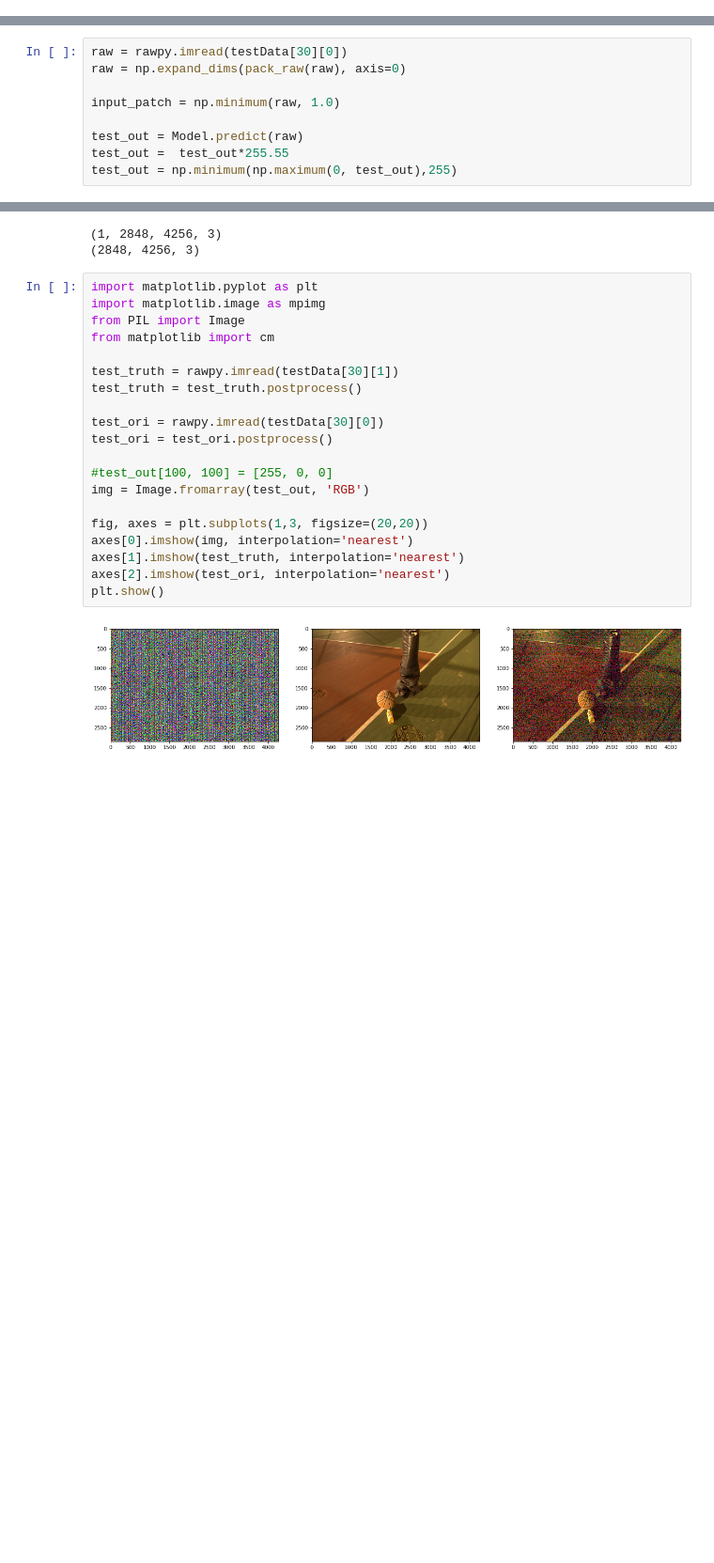
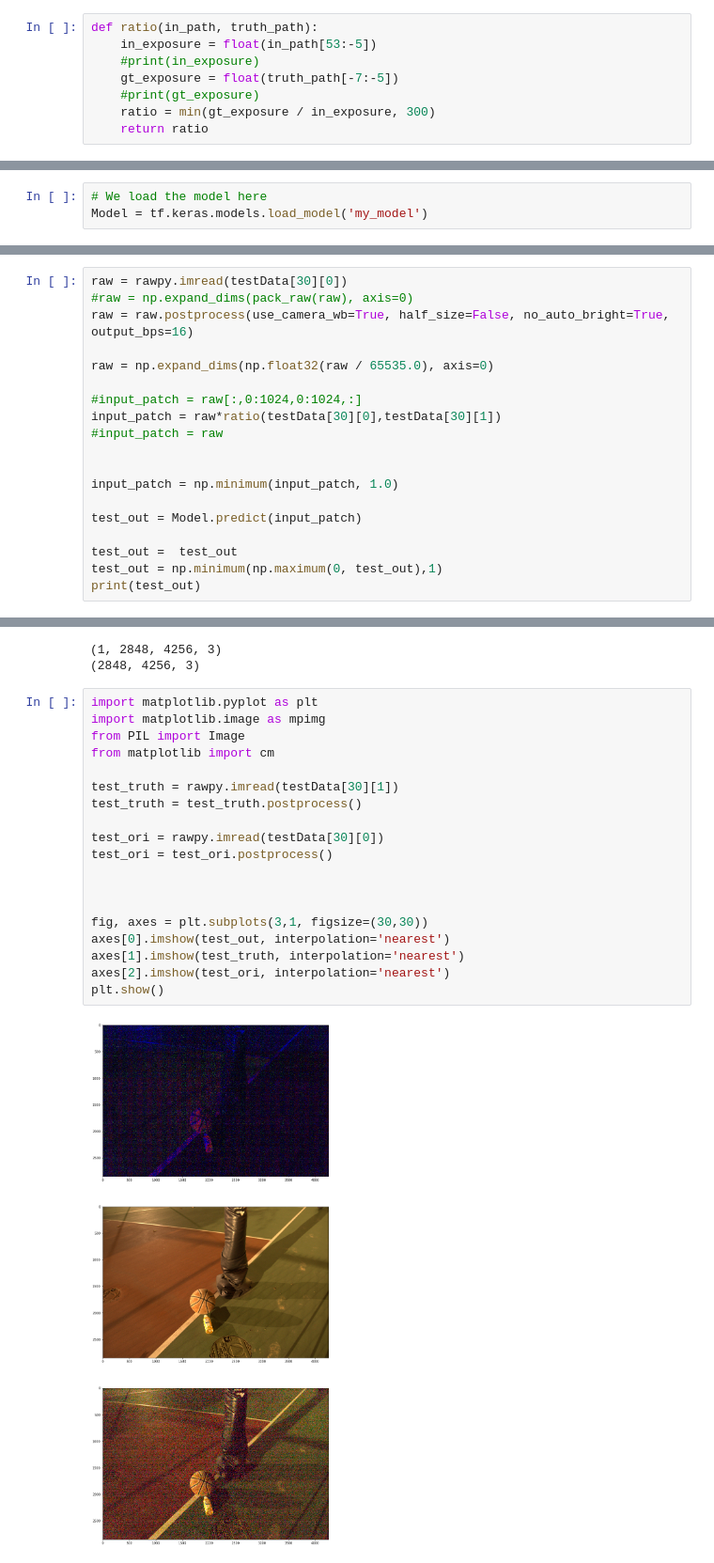
Before and after one commit to GrgMszrs/DeepLearning_NHF, a Jupyter notebook: TrainScript.ipynb, the cells around one changed output, grey strips where cells are left out. Shown at 94% size. Saved outputs shown, nothing was run; the diff lists cells and outputs as text; blank space fills up the shorter version.

```diff
--- a/TrainScript.ipynb
+++ b/TrainScript.ipynb
@@ -162,0 +157,8 @@ def pack_raw(raw):
+# %%
+def ratio(in_path, truth_path):
+    in_exposure = float(in_path[53:-5])
+    #print(in_exposure)
+    gt_exposure = float(truth_path[-7:-5])
+    #print(gt_exposure)
+    ratio = min(gt_exposure / in_exposure, 300)
+    return ratio
@@ -204,3 +197,6 @@ def train_step(x, y):
+# %%
+# We load the model here
+Model = tf.keras.models.load_model('my_model')
 # %%
 for epoch in range(EPOCHS):
     print("\nStart of epoch %d" % (epoch,))
@@ -264,9 +272,19 @@ Loss is at: tf.Tensor(0.12277157, shape=(), dtype=float32)
 # %%
 raw = rawpy.imread(testData[30][0])
-raw = np.expand_dims(pack_raw(raw), axis=0)
+#raw = np.expand_dims(pack_raw(raw), axis=0)
+raw = raw.postprocess(use_camera_wb=True, half_size=False, no_auto_bright=True, output_bps=16)
 
-input_patch = np.minimum(raw, 1.0)
+raw = np.expand_dims(np.float32(raw / 65535.0), axis=0)
 
-test_out = Model.predict(raw)
-test_out =  test_out*255.55
-test_out = np.minimum(np.maximum(0, test_out),255)
+#input_patch = raw[:,0:1024,0:1024,:]
+input_patch = raw*ratio(testData[30][0],testData[30][1])
+#input_patch = raw
+
+
+input_patch = np.minimum(input_patch, 1.0)
+
+test_out = Model.predict(input_patch)
+
+test_out =  test_out
+test_out = np.minimum(np.maximum(0, test_out),1)
+print(test_out)
@@ -280,22 +316,21 @@ print(test_out.shape)
 # %%
 import matplotlib.pyplot as plt
 import matplotlib.image as mpimg
 from PIL import Image
 from matplotlib import cm
 
 test_truth = rawpy.imread(testData[30][1])
 test_truth = test_truth.postprocess()
 
 test_ori = rawpy.imread(testData[30][0])
 test_ori = test_ori.postprocess()
 
-#test_out[100, 100] = [255, 0, 0]
-img = Image.fromarray(test_out, 'RGB')
 
-fig, axes = plt.subplots(1,3, figsize=(20,20))
-axes[0].imshow(img, interpolation='nearest')
+
+fig, axes = plt.subplots(3,1, figsize=(30,30))
+axes[0].imshow(test_out, interpolation='nearest')
 axes[1].imshow(test_truth, interpolation='nearest')
 axes[2].imshow(test_ori, interpolation='nearest')
 plt.show()
 # %% [output]
-[figure, old version]
+[figure, new version]
```
Also changed, not shown: parts of 22 cells of this notebook, 2 other files.
